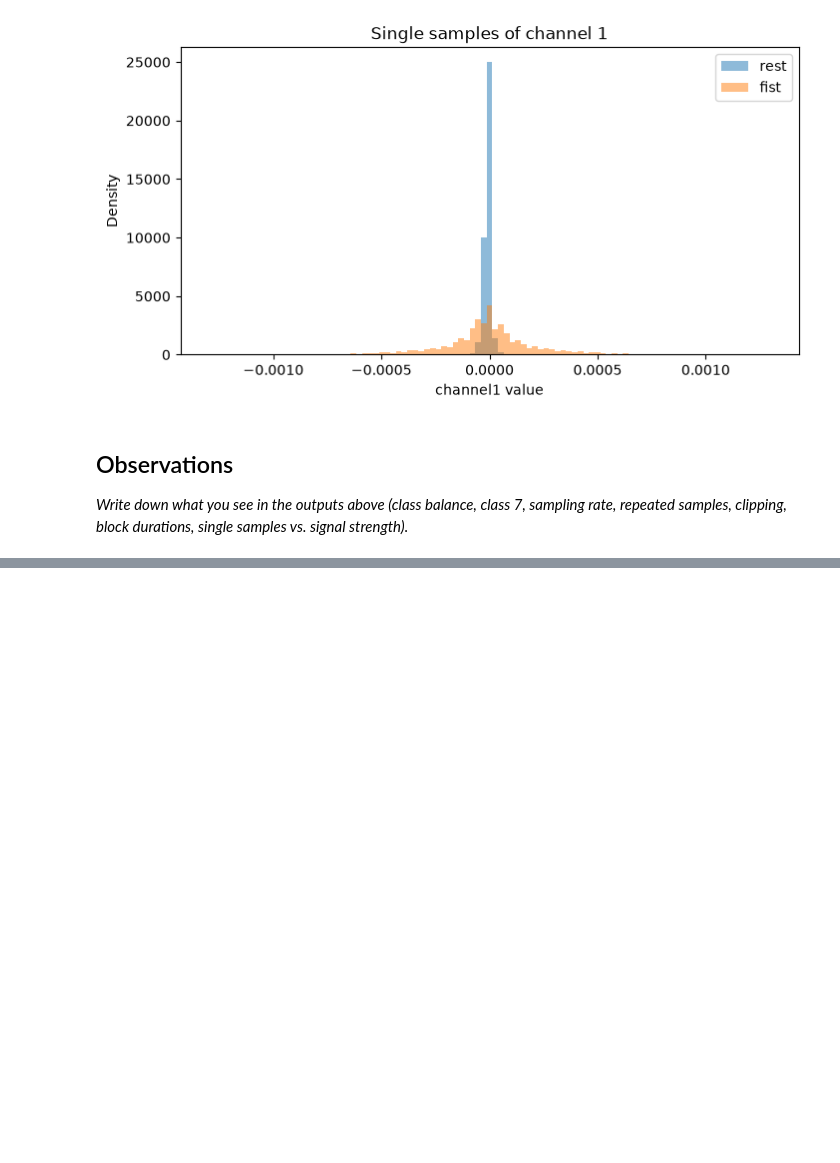
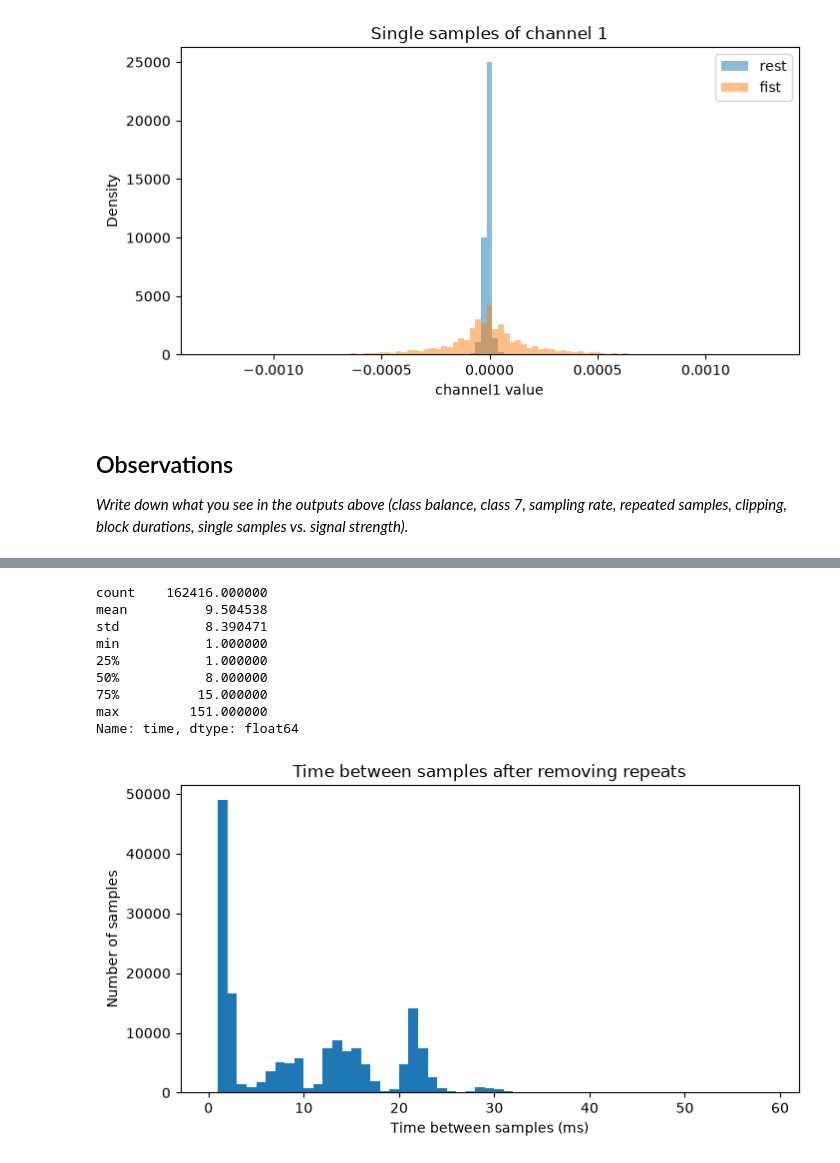
Before and after one commit to Aslakoi/EMG_classification, a Jupyter notebook: main.ipynb, the cells around one changed output, grey strips where cells are left out. Saved outputs shown, nothing was run; the diff lists cells and outputs as text; code cells hidden in the pictures; blank space fills up the shorter version.

```diff
--- a/main.ipynb
+++ b/main.ipynb
@@ -315,0 +331,7 @@ _Write down what you see in the outputs above (class balance, class 7, sampling
+# %%
+# Remove unmarked data (class 0) and extended palm (class 7)
+data_prep = data[(data['class'] != 0) & (data['class'] != 7)].reset_index(drop=True)
+
+print('Samples before:', len(data))
+print('Samples after:', len(data_prep))
+print(data_prep['class'].value_counts().sort_index())
@@ -315,0 +357,4 @@ _Write down what you see in the outputs above (class balance, class 7, sampling
+# %%
+# Keep only the columns we need
+data_prep = data_prep[['subject', 'series', 'block', 'time'] + channels + ['class']]
+data_prep
@@ -315,0 +391,5 @@ _Write down what you see in the outputs above (class balance, class 7, sampling
+# %%
+# A sample is a repeat if all 8 channels are equal to the previous sample in the same block
+previous = data_prep.groupby('block')[channels].shift()
+is_repeat = (data_prep[channels] == previous).all(axis=1)
+print('Fraction of repeated samples:', is_repeat.mean())
@@ -315,0 +398,7 @@ _Write down what you see in the outputs above (class balance, class 7, sampling
+# %%
+# Keep only the new (non-repeated) samples
+data_clean = data_prep[~is_repeat].reset_index(drop=True)
+
+print('Samples before:', len(data_prep))
+print('Samples after:', len(data_clean))
+print(data_clean['class'].value_counts().sort_index())
@@ -315,0 +416,22 @@ _Write down what you see in the outputs above (class balance, class 7, sampling
+# %%
+# Time (in ms) between the samples that are left, within each block
+dt_clean = data_clean.groupby('block')['time'].diff()
+print(dt_clean.describe())
+
+plt.figure(figsize=(8,4))
+plt.hist(dt_clean, bins=np.arange(0, 60, 1))
+plt.xlabel('Time between samples (ms)')
+plt.ylabel('Number of samples')
+plt.title('Time between samples after removing repeats')
+plt.show()
+# %% [output]
+count    162416.000000
+mean          9.504538
+std           8.390471
+min           1.000000
+25%           1.000000
+50%           8.000000
+75%          15.000000
+max         151.000000
+Name: time, dtype: float64
+[figure, added]
```
Also changed, not shown: parts of 42 cells of this notebook, 1 other file.
